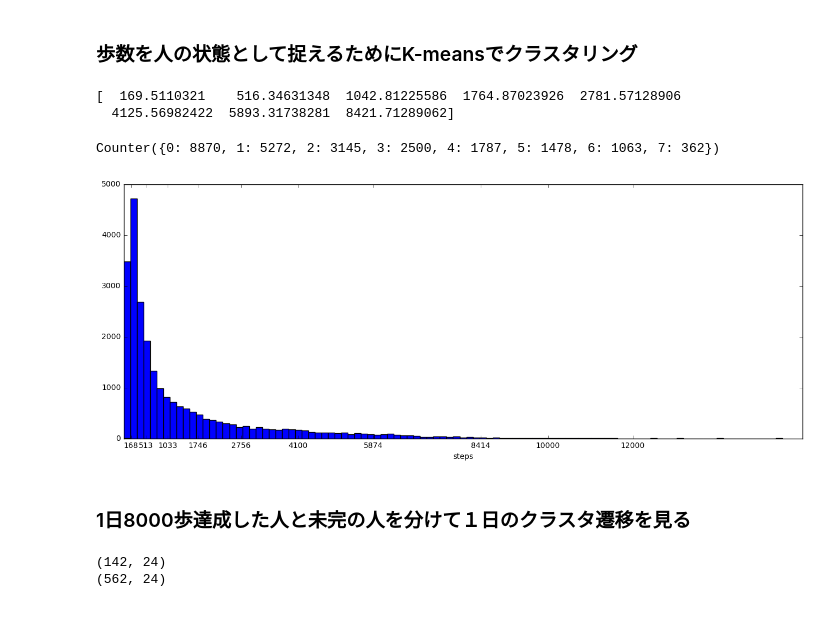
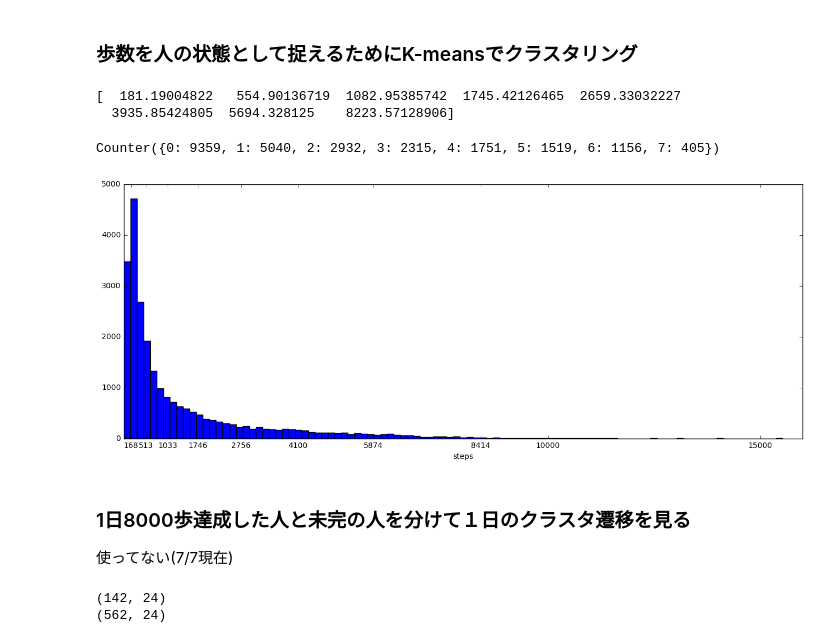
Before and after one commit to royroy55/otsuki_health_analysis, a Jupyter notebook: analyzer/otsuki_daily_analysis.ipynb, the cells around one changed output. Saved outputs shown, nothing was run; the diff lists cells and outputs as text; code cells hidden in the pictures.

```diff
--- a/analyzer/otsuki_daily_analysis.ipynb
+++ b/analyzer/otsuki_daily_analysis.ipynb
@@ -31,9 +31,8 @@ plt.show()
 # %%
 #print X.shape
-#daily_steps = X
-daily_step = X
+daily_steps = X
 #print daily_step.shape
-daily_steps = daily_step[daily_step != 0.0]
+daily_step = daily_steps[daily_steps != 0.0]
 #daily_steps.reshape(-1,)
 #numpy.ravel(daily_steps)
 #print daily_steps.shape
@@ -57,7 +56,7 @@ import scipy.cluster
 #daily_step_1d = daily_step.reshape((-1, ))
 #print daily_step_1d.shape
 #とりあえずk=8でやる
-codebook, destortion = scipy.cluster.vq.kmeans(daily_steps, 8)
+codebook, destortion = scipy.cluster.vq.kmeans(daily_step, 8)
 #ちなみに16クラスタ、32クラスタでもクラスタリング可能っぽい
 #codebook, destortion = scipy.cluster.vq.kmeans(daily_step_1d, 8)
 codebook = numpy.sort(codebook)
@@ -66,25 +65,26 @@ print codebook
 #code, dist = scipy.cluster.vq.vq(daily_step_1d, codebook)
 #print code, dist
 # %% [output]
-[  169.5110321    516.34631348  1042.81225586  1764.87023926  2781.57128906
-  4125.56982422  5893.31738281  8421.71289062]
+[  181.19004822   554.90136719  1082.95385742  1745.42126465  2659.33032227
+  3935.85424805  5694.328125    8223.57128906]
 # %%
 import collections
 
-code, dist = scipy.cluster.vq.vq(daily_steps, codebook)
+code, dist = scipy.cluster.vq.vq(daily_step, codebook)
 print collections.Counter(code)
 # %% [output]
-Counter({0: 8870, 1: 5272, 2: 3145, 3: 2500, 4: 1787, 5: 1478, 6: 1063, 7: 362})
+Counter({0: 9359, 1: 5040, 2: 2932, 3: 2315, 4: 1751, 5: 1519, 6: 1156, 7: 405})
 # %%
 plt.figure(figsize=(16,6))
-plt.hist(daily_steps, bins=100)
+plt.hist(daily_step, bins=100)
 plt.xlabel('steps')
-plt.xticks([168, 513, 1033, 1746, 2756, 4100, 5874, 8414, 10000, 12000])
+plt.xticks([168, 513, 1033, 1746, 2756, 4100, 5874, 8414, 10000, 15000])
 plt.show()
 # %% [output]
-[figure, old version]
+[figure, new version]
 # %% [markdown]
 ### 1日8000歩達成した人と未完の人を分けて１日のクラスタ遷移を見る
+使ってない(7/7現在)
 # %%
 #まず1日8000歩達成した人としていない人を分けよう
 kampo_daily = numpy.zeros((0, 24))
```
Also changed, not shown: parts of 9 cells of this notebook.
